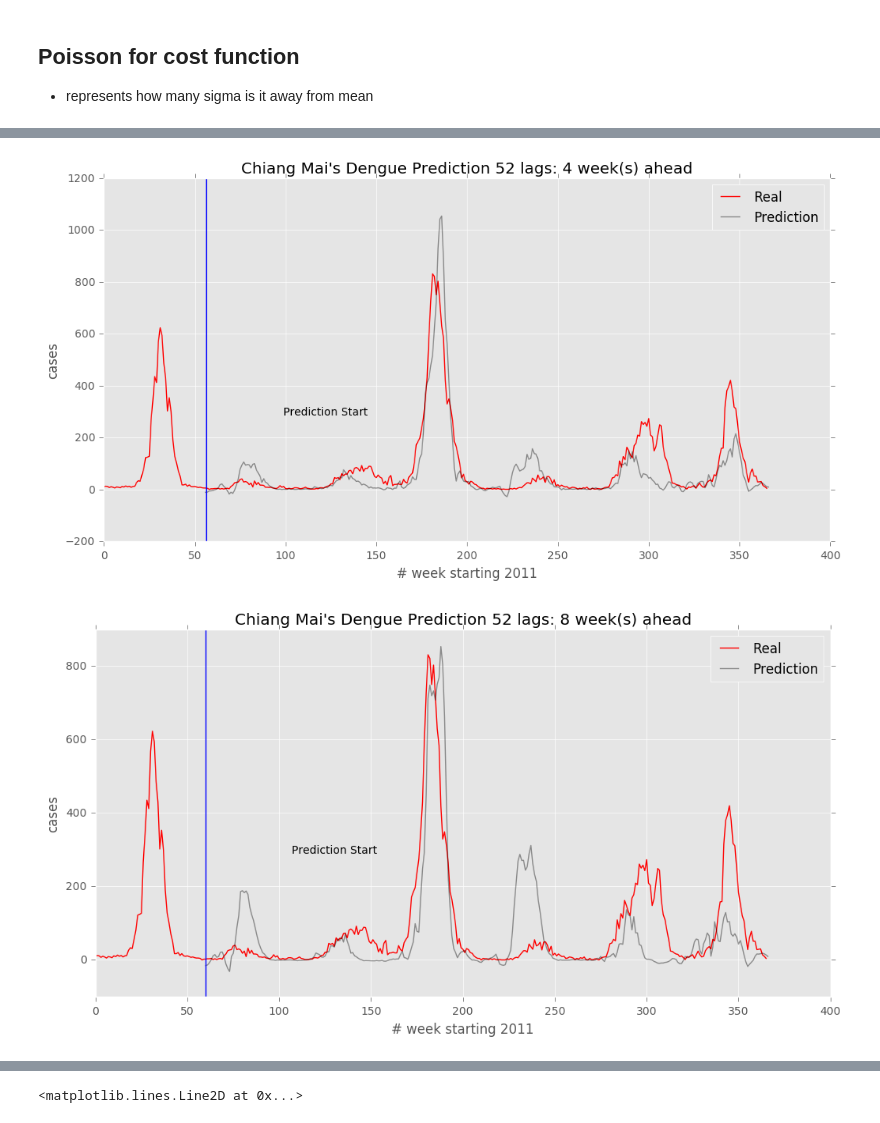
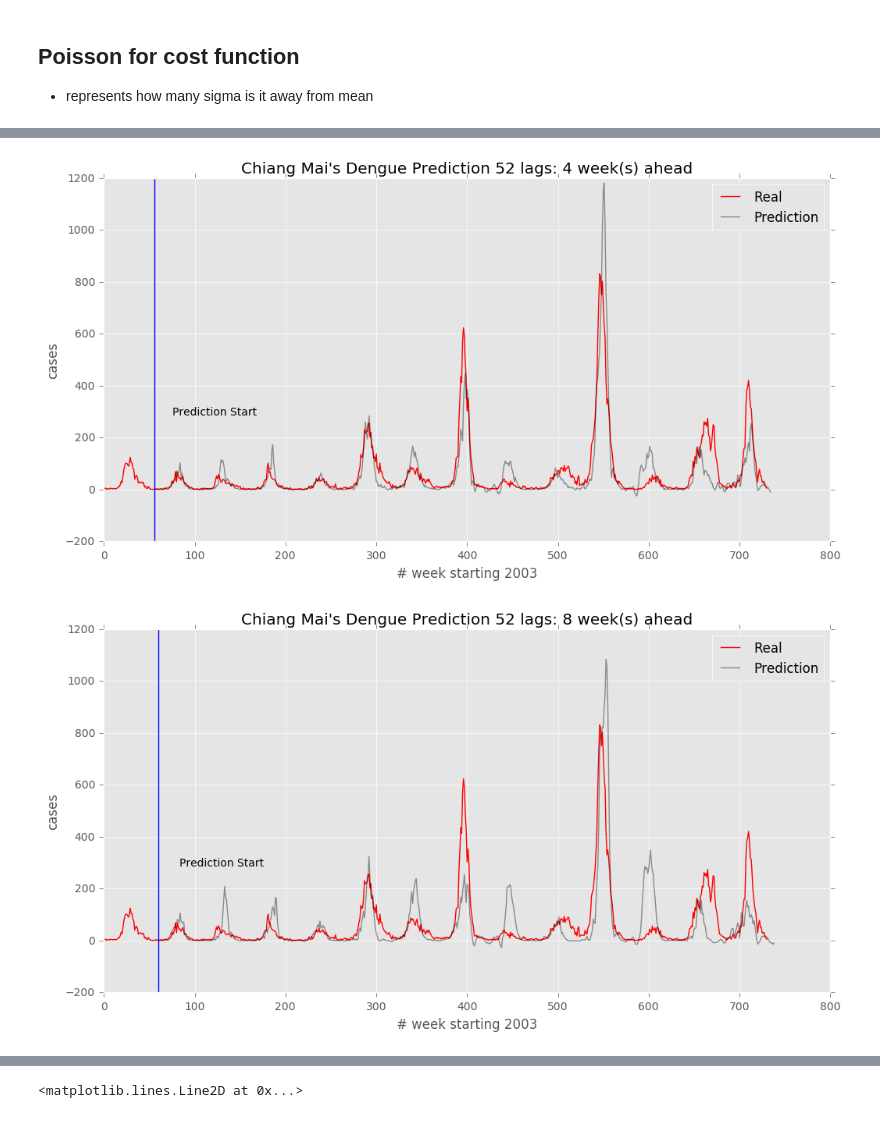
Before and after one commit to johnnycs/dengue-prediction, a Jupyter notebook: Seasonal Unbound Cases Prediction from Prediction.ipynb, the cells around one changed output, grey strips where cells are left out. Cells and saved outputs as stored; diff of their text form; code cells hidden in the pictures.

```diff
--- a/Seasonal Unbound Cases Prediction from Prediction.ipynb
+++ b/Seasonal Unbound Cases Prediction from Prediction.ipynb
@@ -14,7 +14,7 @@ matplotlib.style.use('ggplot')
 def split_data(data):
     train_mask = (data.index < "2011")
     train = data[train_mask].cases
-    test_mask = (data.index > "2010")
+    test_mask = (data.index > "2011")
     test = data[test_mask].cases
     return train, test
 # %%
@@ -118,4 +124,5 @@ def get_alphas(LAG,train,constant):
 # %%
-cm_26 = get_alphas(26,cm_dengues_train,-9.26e-01)
-# cm_52 = get_alphas(52,cm_dengues_train,-9.26e-01)
+# cm_26 = get_alphas(26,cm_dengues_train,-9.26e-01)
+cm_52 = get_alphas(52,cm_dengues_train,-9.26e-01)
+cm_78 = get_alphas(78,cm_dengues_train,-9.26e-01)
 # cr_26 = get_alphas(26,cr_dengues_train,100)
@@ -144,5 +129,5 @@ array([  6.77870058e-01,  -9.76973895e-03,   2.58274377e-02,
 # %%
-def plot_prediction(LAG,real,ws,province,nweek_to_predict=[1,2,4,8,12]):
+def plot_prediction(LAG,real,ws,province,nweek_to_predict=[1,2,4,8,12,52]):
 
     NWEEKS = LAG
     def n_week_ahead(array_x,weeks_ahead,week_no):
@@ -168,5 +153,5 @@ def plot_prediction(LAG,real,ws,province,nweek_to_predict=[1,2,4,8,12]):
         real_plus_none = np.append(real,[None]*i)
 
         title = "%s's Dengue Prediction %d lags: %d week(s) ahead"%(province,NWEEKS,i)
-        make_line(NWEEKS+i,real_plus_none,predictions,title,"# week starting 2011","cases")
+        make_line(NWEEKS+i,real_plus_none,predictions,title,"# week starting 2003","cases")
 # %%
@@ -180,3 +166,3 @@ plot_prediction(26,cm_dengues_test,cm_26.x,"Chiang Mai")
 # %%
-plot_prediction(52,cm_dengues_test,cm_52.x,"Chiang Mai")
+plot_prediction(52,cm_dengues_df.cases,cm_52.x,"Chiang Mai")
 # %% [output]
@@ -185,2 +171,2 @@ plot_prediction(52,cm_dengues_test,cm_52.x,"Chiang Mai")
-[figure, old version]
+[figure, new version]
-[figure, old version]
+[figure, new version]
```
Also changed, not shown: parts of 8 cells of this notebook, 4 other files.
